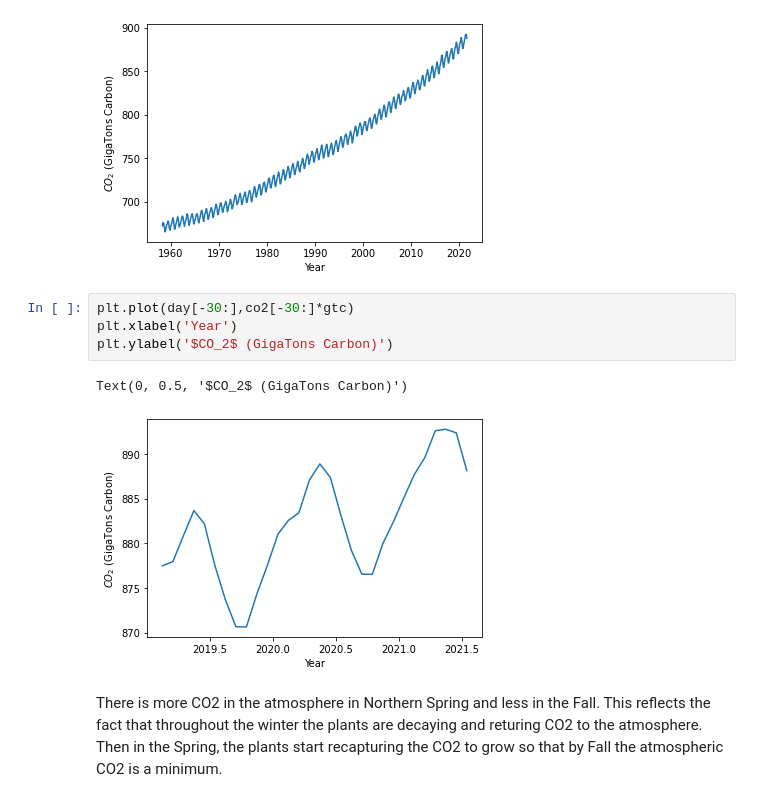
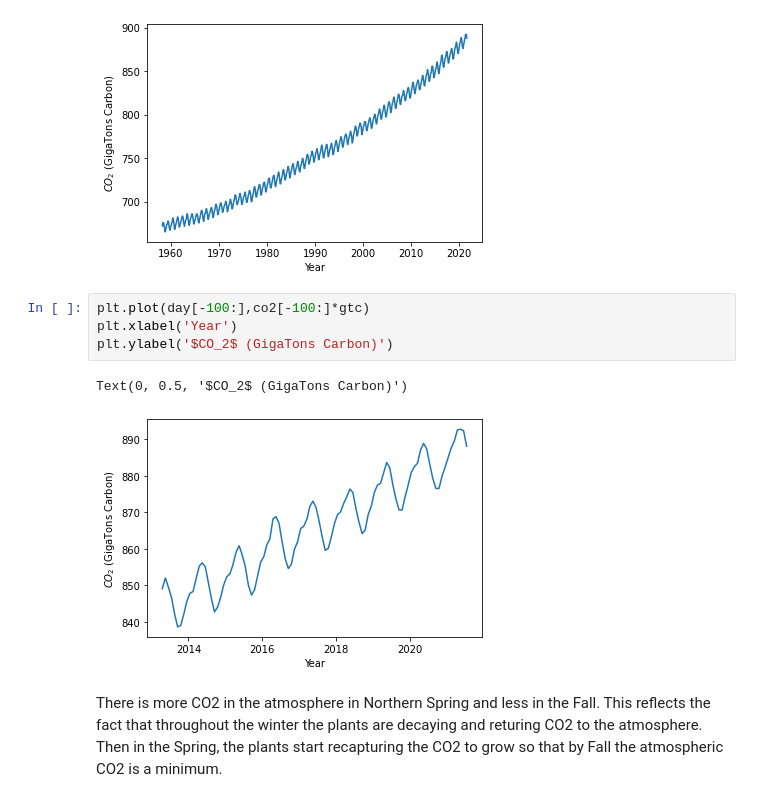
Before and after one commit to dodelson/Physics-of-Energy, a Jupyter notebook: Code/01_global_co2.ipynb, the cells around one changed output. Saved outputs shown, nothing was run; the diff lists cells and outputs as text.

```diff
--- a/Code/01_global_co2.ipynb
+++ b/Code/01_global_co2.ipynb
@@ -14,12 +14,12 @@ plt.ylabel('$CO_2$ (GigaTons Carbon)')
 Text(0, 0.5, '$CO_2$ (GigaTons Carbon)')
 [figure]
 # %%
-plt.plot(day[-30:],co2[-30:]*gtc)
+plt.plot(day[-100:],co2[-100:]*gtc)
 plt.xlabel('Year')
 plt.ylabel('$CO_2$ (GigaTons Carbon)')
 # %% [output]
 Text(0, 0.5, '$CO_2$ (GigaTons Carbon)')
-[figure, old version]
+[figure, new version]
 # %% [markdown]
 There is more CO2 in the atmosphere in Northern Spring and less in the Fall. This reflects the fact that throughout the winter the plants are decaying and returing CO2 to the atmosphere. Then in the Spring, the plants start recapturing the CO2 to grow so that by Fall the atmospheric CO2 is a minimum.
 # %%
```
Also changed, not shown: parts of 1 cell of this notebook, 1 other file.
